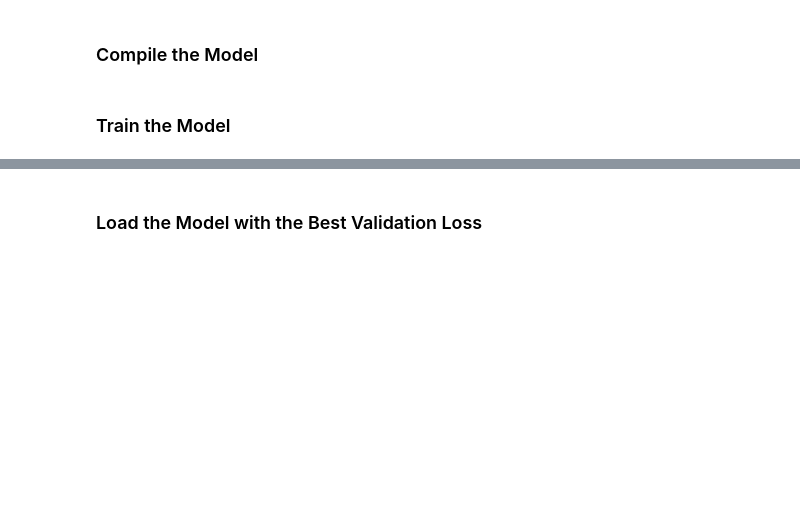
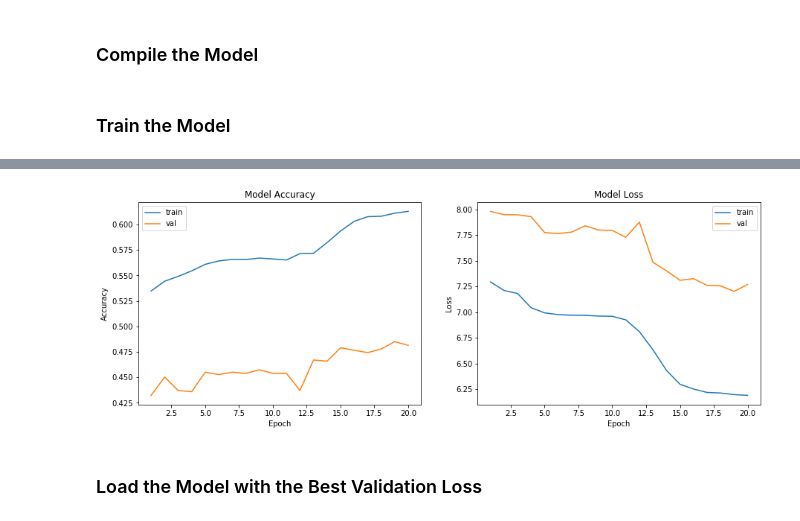
Before and after one commit to hsherwoodcoombs/cnn-images, a Jupyter notebook: dog_app.ipynb, the cells around one changed output, grey strips where cells are left out. Saved outputs shown, nothing was run; the diff lists cells and outputs as text; code cells hidden in the pictures; blank space fills up the shorter version.

```diff
--- a/dog_app.ipynb
+++ b/dog_app.ipynb
@@ -590,6 +626,6 @@ VGG16_model.compile(loss='categorical_crossentropy', optimizer='rmsprop', metric
 checkpointer = ModelCheckpoint(filepath='saved_models/weights.best.VGG16.hdf5',
                                verbose=1, save_best_only=True)
 
-VGG16_model.fit(train_VGG16, train_targets,
+VG_history = VGG16_model.fit(train_VGG16, train_targets,
           validation_data=(valid_VGG16, valid_targets),
           epochs=20, batch_size=20, callbacks=[checkpointer], verbose=1)
@@ -596,3 +650,7 @@ VGG16_model.fit(train_VGG16, train_targets,
+# %%
+plot_model(VG_history)
+# %% [output]
+[figure, added]
 # %% [markdown]
 ### Load the Model with the Best Validation Loss
 # %%
```
Also changed, not shown: parts of 8 cells of this notebook.
